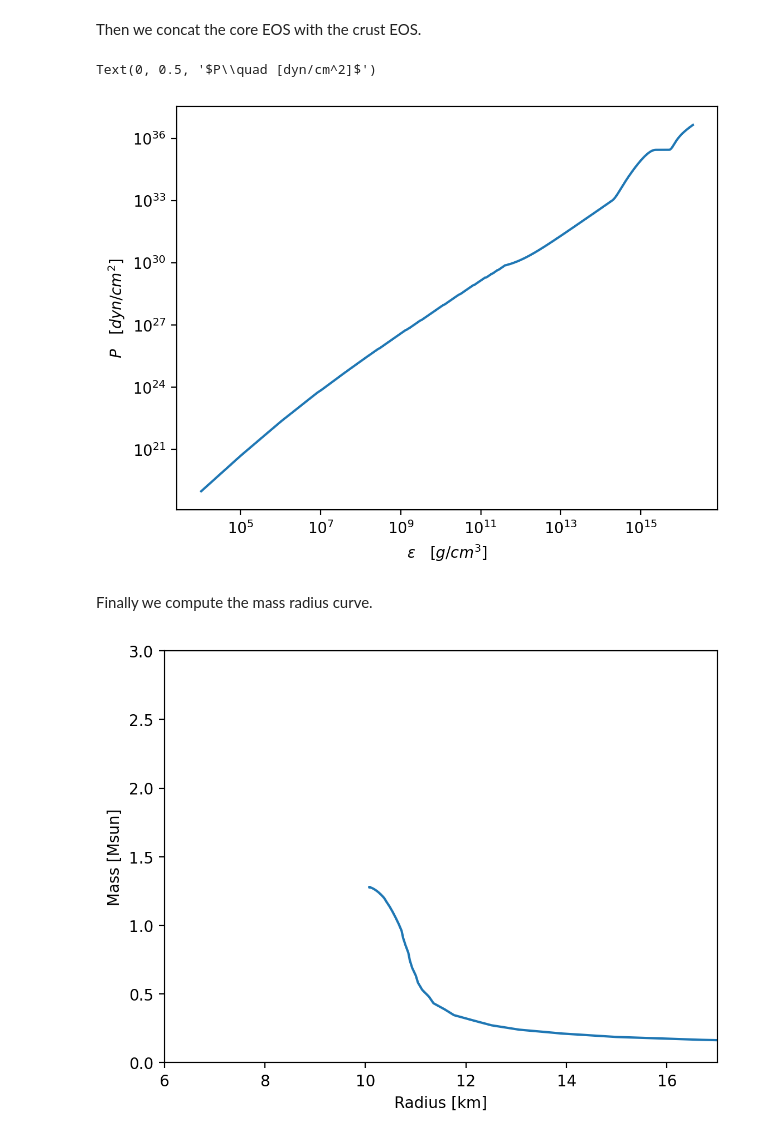
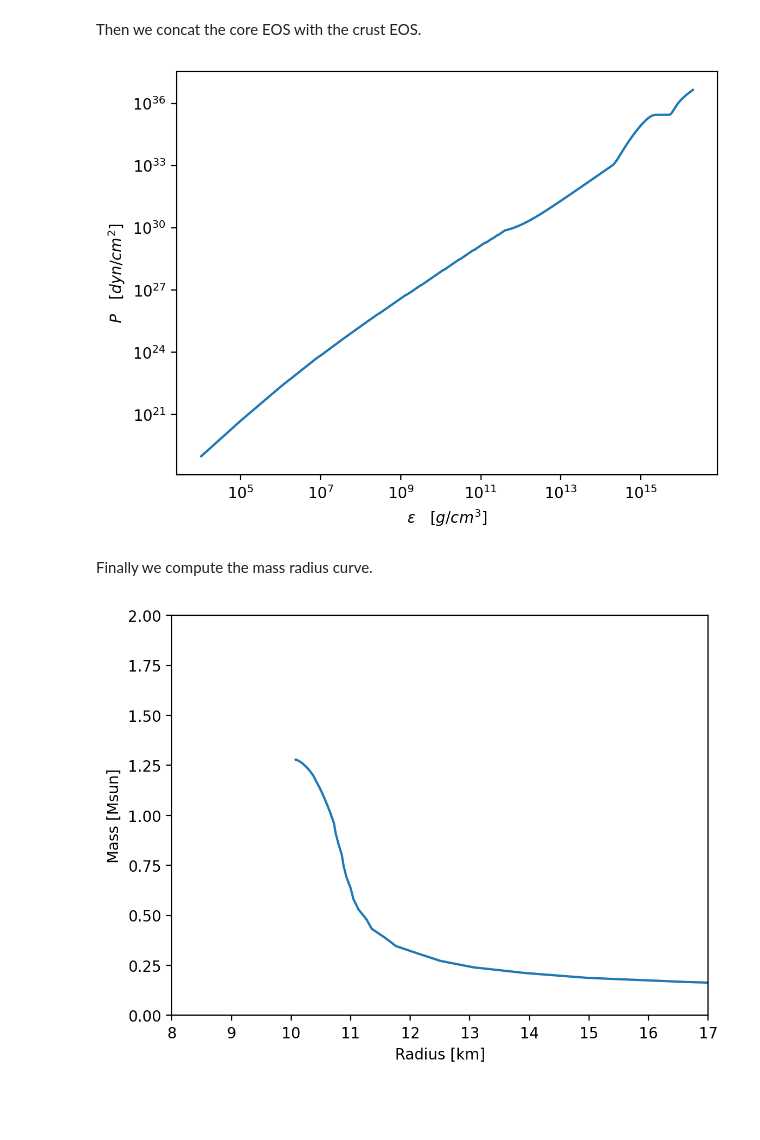
Before and after one commit to ChunHuangPhy/CompactOject, a Jupyter notebook: Test_Case/test_EOSgenerators.ipynb, the cells around one changed output. Cells and saved outputs as stored; diff of their text form; code cells hidden in the pictures; blank space fills up the shorter version.

```diff
--- a/Test_Case/test_EOSgenerators.ipynb
+++ b/Test_Case/test_EOSgenerators.ipynb
@@ -365,7 +362,7 @@ the interface EOS, and then connect them with the core EOS.
 x_last = eps_com[-1]
 y_last = pres_com[-1]
 dydx_last = (pres_com[-1] - pres_com[-2]) / (eps_com[-1] - eps_com[-2])
-CS_EOS = EOS.SpeedOfSoundEOS(x_last, y_last, dydx_last)
+CS_EOS = SpeedOfSound_EOS.SpeedOfSoundEOS(x_last, y_last, dydx_last)
 # %% [markdown]
 In order to generate the parameters of the Speed of sound EOS, we need a list
 of 5 uniform random numbers between 0 and 1.
@@ -399,20 +396,19 @@ plt.plot(full_e / g_cm_3, full_p / dyn_cm_2)
 plt.xscale("log")
 plt.yscale("log")
 plt.xlabel("$\epsilon\quad [g/cm^3]$")
-plt.ylabel("$P\quad [dyn/cm^2]$")
+plt.ylabel("$P\quad [dyn/cm^2]$");
 # %% [output]
-Text(0, 0.5, '$P\\quad [dyn/cm^2]$')
 [figure]
 # %% [markdown]
 Finally we compute the mass radius curve.
 # %%
 MR = main.OutputMR("", full_e, full_p)
 plt.figure(dpi=200)
 plt.plot(MR[:, 0] / km, MR[:, 1] / Msun)
-plt.xlim(6, 17)
-plt.ylim(0, 3)
+plt.xlim(8, 17)
+plt.ylim(0, 2)
 plt.xlabel("Radius [km]")
 plt.ylabel("Mass [Msun]")
 plt.show()
 # %% [output]
-[figure, old version]
+[figure, new version]
```
Also changed, not shown: parts of 8 cells of this notebook, 3 other files.
